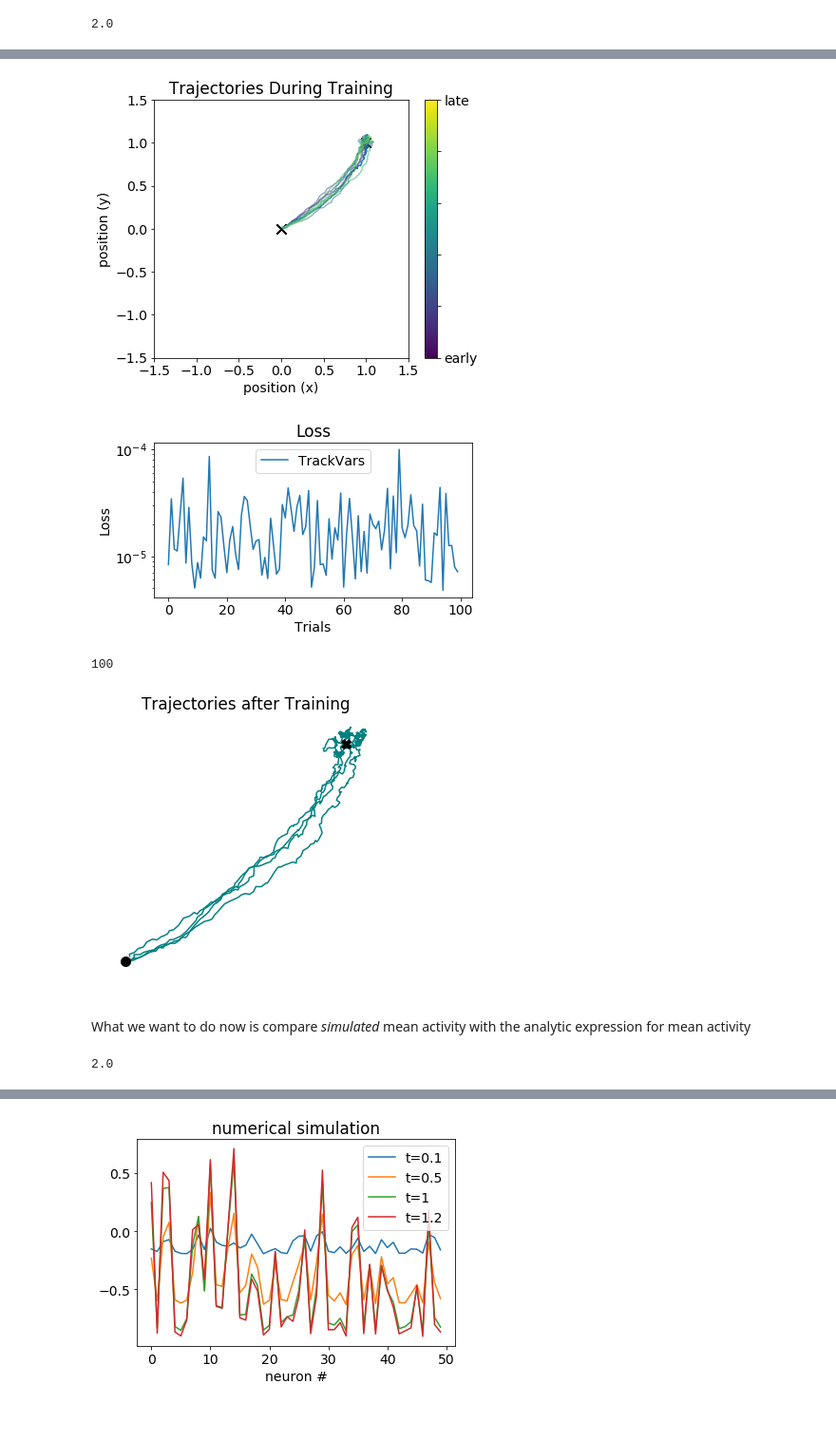
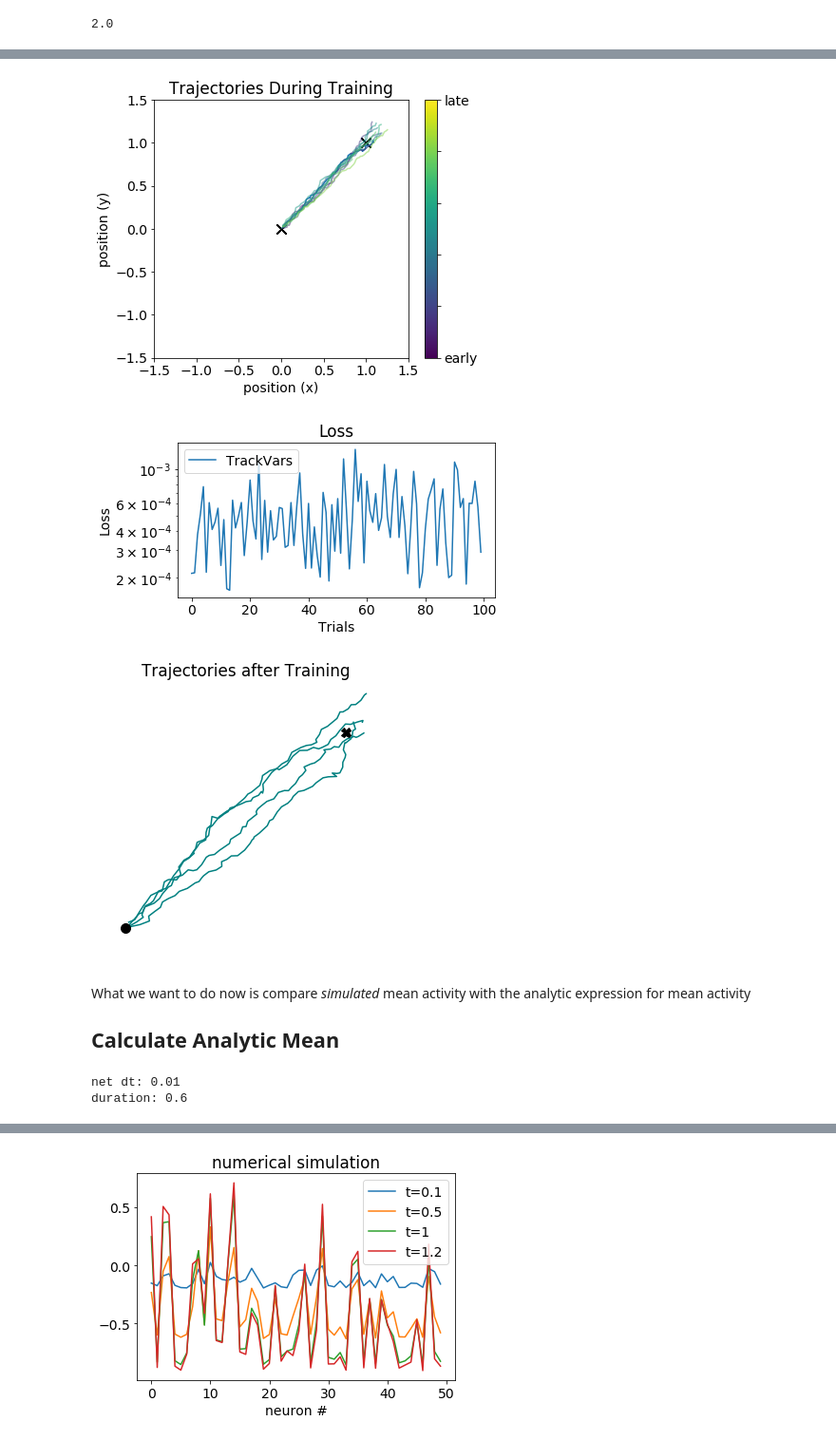
Before and after one commit to jacobfulano/rnn-learning, a Jupyter notebook: experiments/Analytics-2022-4-20/Calculation-Mean-Covariance-2022-4-20.ipynb, the cells around one changed output, grey strips where cells are left out. Shown at 95% size. Cells and saved outputs as stored; diff of their text form; code cells hidden in the pictures.

```diff
--- a/experiments/Analytics-2022-4-20/Calculation-Mean-Covariance-2022-4-20.ipynb
+++ b/experiments/Analytics-2022-4-20/Calculation-Mean-Covariance-2022-4-20.ipynb
@@ -64,10 +81,18 @@ from algorithms.reinforce import REINFORCE
 from algorithms.track_vars import TrackVars
 
 from utils.plotting import plot_trained_trajectories
+# %%
+# define f and df
+
+def f_linear(x):
+    return x
+
+def df_linear(x):
+    return 1
 # %% [markdown]
 ### Train RNN on four targets using RFLO
 # %%
-trial_duration = 200
+trial_duration = 60
 n_in=4
 frac_on = 1
 
@@ -107,18 +132,20 @@ if 'w_fb' in self.apply_to:
 2.0
 # %%
 # Set RNN Parameters
-params = RNNparams(n_in=4,n_rec=50,n_out=2,tau_rec=0.5,dt = 0.01, # note that tau_rec and dt are anticorrelated
+params = RNNparams(n_in=4,n_rec=110,n_out=2,tau_rec=1,dt = 0.01, # note that tau_rec and dt are anticorrelated
                eta_in=0.1,eta_rec=0.1,eta_out=0.1,eta_fb=0.0,
-               sig_in=0.0,sig_rec=0.1*np.sqrt(0.1),sig_out=0.0,sig_fb=0.0,
-               velocity_transform=False, tau_vel = 5, dt_vel = 0.1,
+               sig_in=0.0,sig_rec=1*np.sqrt(0.01),sig_out=0.0,sig_fb=0.0,
+               g_rec=0.1,g_fb=1.0,
+               velocity_transform=False,
                driving_feedback=True,
                rng=np.random.RandomState(27))
 
 params.print_params()
 
 # Initialize RNN
-net = RNN(params)
+net = RNN(params,f=f_linear,df=df_linear)
 #net.set_weights(w_fb=0*net.w_fb)
+#print('set wfb=0')
 # initialize simulation
 sim = Simulation(net)
 
@@ -148,18 +175,16 @@ rng: <mtrand.RandomState object at 0x...>
 # %%
 trackvars = TrackVars(net,apply_to=[])
 
-sim.run_session(n_trials=100, tasks=[task1], learn_alg=[trackvars], probe_types=['h'], plot=True, plot_freq=10)
+sim.run_session(n_trials=100, tasks=[task1], learn_alg=[trackvars], probe_types=['h','pos'], plot=True, plot_freq=10)
 # %% [output]
-[figure, old version]
+[figure, new version]
-[figure, old version]
+[figure, new version]
-# %%
-len(sim.session_probes['h'])
-# %% [output]
-100
 # %%
 fig = plot_trained_trajectories(sim=sim, tasks=[task1])
 # %% [output]
-[figure, old version]
+[figure, new version]
 # %% [markdown]
 What we want to do now is compare _simulated_ mean activity with the analytic expression for mean activity
+
+## Calculate Analytic Mean
 # %%
@@ -211,7 +255,9 @@ def calculate_analytic_mean(net,task,sim,t):
 
     return analytic_mean
-# %%
-task1.trial_duration * net.dt
-# %% [output]
-2.0
+# %%
+print('net dt: {}'.format(net.dt))
+print('duration: {}'.format(task1.trial_duration * net.dt))
+# %% [output]
+net dt: 0.01
+duration: 0.6
 # %%
```
Also changed, not shown: parts of 23 cells of this notebook, 10 other files.
